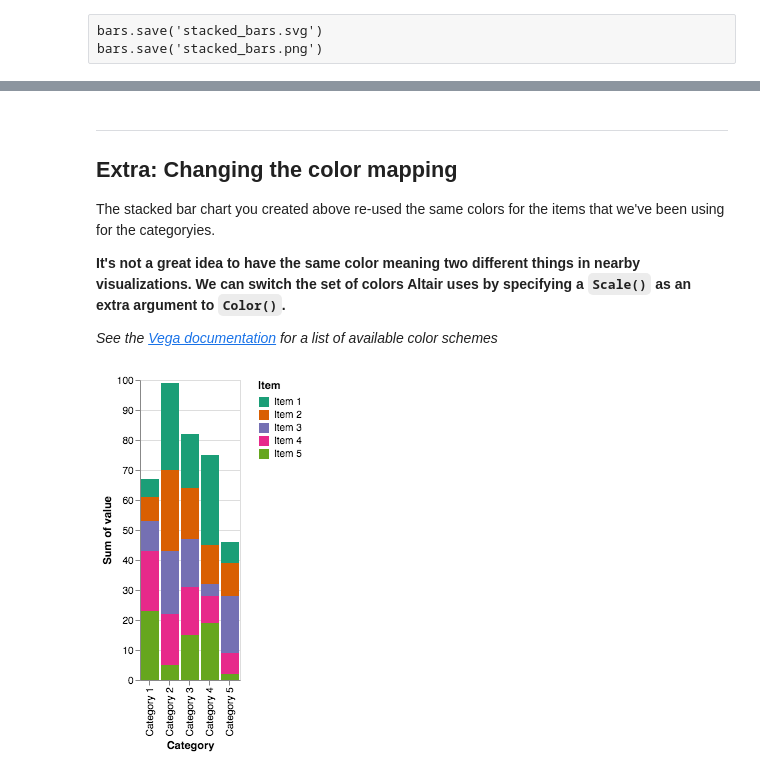
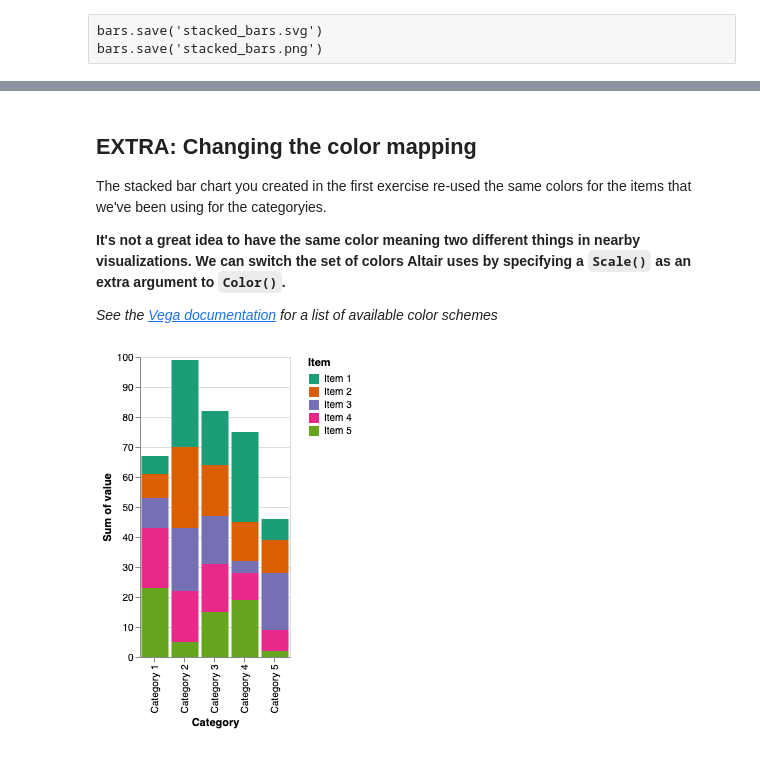
Before and after one commit to emonson/altair-vis-python, a Jupyter notebook: 01_NatureBarValues.ipynb, the cells around one changed output, grey strips where cells are left out. Cells and saved outputs as stored; diff of their text form; code cells hidden in the pictures.

```diff
--- a/01_NatureBarValues.ipynb
+++ b/01_NatureBarValues.ipynb
@@ -447,9 +470,7 @@ bars.save('stacked_bars.png')
 # %% [markdown]
----
+## EXTRA: Changing the color mapping
 
-## Extra: Changing the color mapping
-
-The stacked bar chart you created above re-used the same colors for the items that we've been using for the categoryies.
+The stacked bar chart you created in the first exercise re-used the same colors for the items that we've been using for the categoryies.
 
 **It's not a great idea to have the same color meaning two different things in nearby visualizations. We can switch the set of colors Altair uses by specifying a `Scale()` as an extra argument to `Color()`.**
 
@@ -457,8 +478,8 @@ The stacked bar chart you created above re-used the same colors for the items th
 # %%
 alt.Chart(df).mark_bar().encode(
     x = 'Category:N',
     y = 'sum(value):Q',
     color = alt.Color('Item:N', scale=alt.Scale(scheme='dark2'))
-)
+).properties(width=150)
 # %% [output]
-[figure, old version]
+[figure, new version]
```
Also changed, not shown: parts of 23 cells of this notebook.
